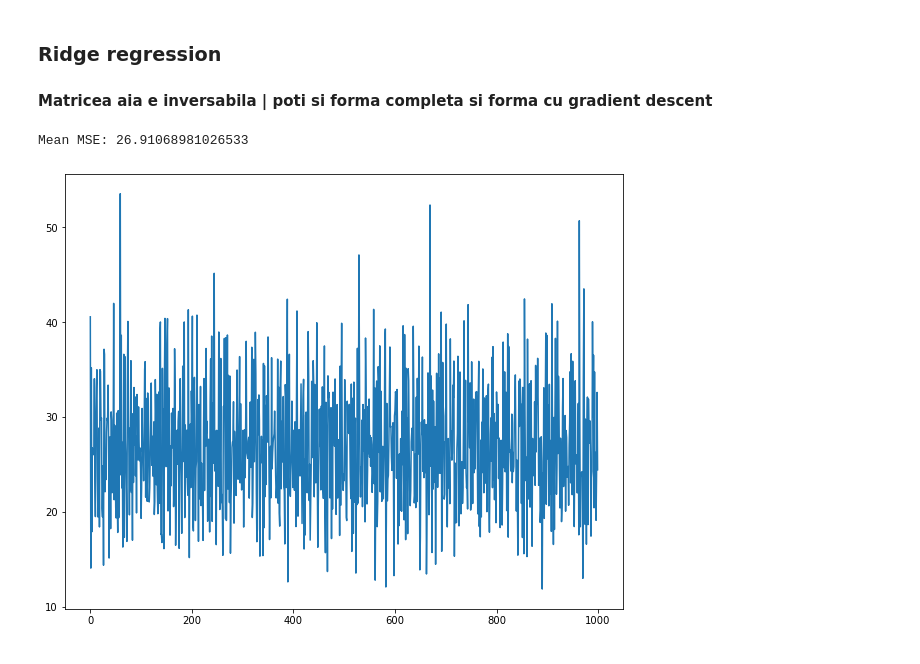
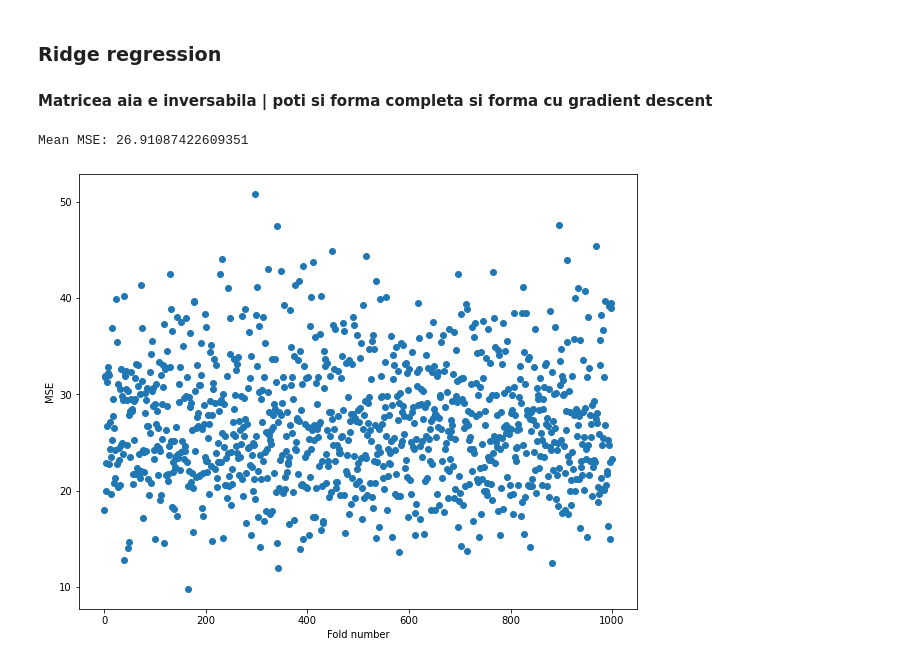
Before and after one commit to PrioteasaAndrei/Tema-IA-2, a Jupyter notebook: problem2.ipynb, the cells around one changed output. Cells and saved outputs as stored; diff of their text form; code cells hidden in the pictures.

```diff
--- a/problem2.ipynb
+++ b/problem2.ipynb
@@ -180,15 +180,17 @@ def ten_fold_validation(X,t,model,shuffle=False):
 # %%
 errors = []
 mean_errors = []
 for i in range(100):
-    errors += ten_fold_validation(X_simple,t_simple,LinearRegression(),shuffle=True)
+    errors += ten_fold_validation(X_simple,t_simple,RidgeRegression(),shuffle=True)
 
 
 
 print("Mean MSE:",np.mean(errors))
 fig = plt.figure(figsize=(10, 8))
+plt.xlabel("Fold number")
+plt.ylabel("MSE")
 plt.scatter([i for i in range(1000)],errors)
 plt.show()
 # %% [output]
-Mean MSE: 26.91068981026533
+Mean MSE: 26.91087422609351
-[figure, old version]
+[figure, new version]
```
Also changed, not shown: parts of 4 cells of this notebook, 7 other files.
